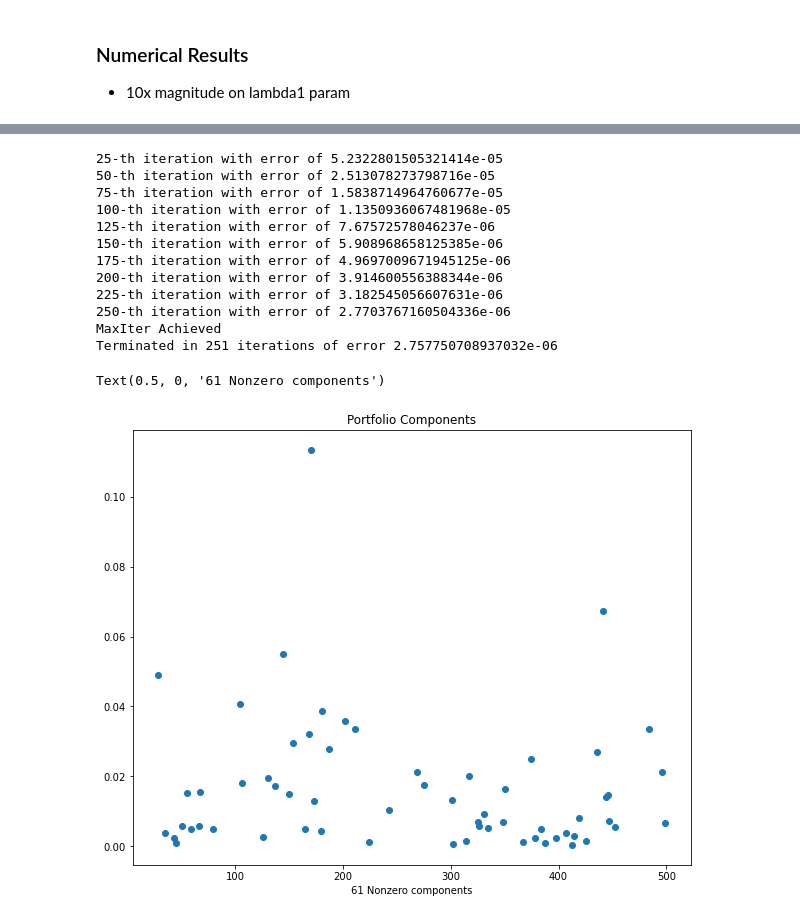
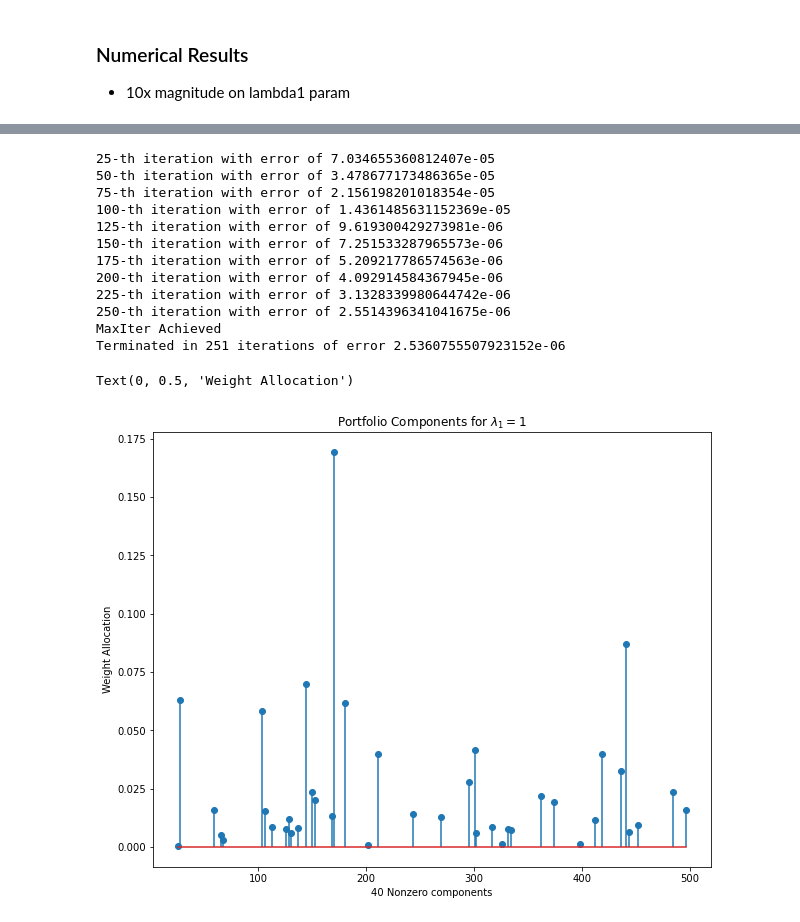
Before and after one commit to jasonbohne123/Split_Bregman_MPT, a Jupyter notebook: Split_Bregman_Portfolio.ipynb, the cells around one changed output, grey strips where cells are left out. Drawn from its saved outputs; the diff is of its cells as text; code cells hidden in the pictures.

```diff
--- a/Split_Bregman_Portfolio.ipynb
+++ b/Split_Bregman_Portfolio.ipynb
@@ -17,7 +18,13 @@ equity_data=equity_data.drop(columns=['Date'])
 returns=equity_data/equity_data.shift(1)
 returns=returns.fillna(0)
 returns=returns.iloc[1:]
-returns
+frac=0.75
+cutoff=np.floor(frac*len(returns.index)).astype(int)
+
+returns_train=returns.iloc[:cutoff]
+returns_test=returns.iloc[cutoff:]
+
+returns_train
 # %% [output]
 |  | MMM | AOS | ABT | ABBV | ABMD | ACN | ATVI | ADM | ADBE | ADP | ... | ... |
 | Date |  |  |  |  |  |  |  |  |  |  |  | ... |
@@ -36,8 +43,8 @@ returns
 # %% [markdown]
 ### Computation of Naive mean and covariance estimation from sample
 # %%
-returns_mean=returns.mean()
-returns_cov=np.cov(returns.T)
+returns_mean=returns_train.mean()
+returns_cov=np.cov(returns_train.T)
 # %%
 fig,ax=plt.subplots(figsize=(12,10))
 bins=plt.hist(returns.mean(axis=1),bins=20)
@@ -131,7 +138,7 @@ def split_bregman(cov,mean,lambda1,beta=None,tol=1e-10,maxiter=100):
 
     unit_w=w/np.linalg.norm(w,ord=1)
     print(f"Terminated in {i} iterations of error {error}")
-    return np.round(unit_w,4)
+    return np.round(unit_w,4),error
 # %% [markdown]
 ### Numerical Results
 
@@ -165,28 +173,29 @@ Text(0.5, 0, '21 Nonzero components')
 # %%
 lambda1=1
-w=split_bregman(returns_mean,returns_cov,lambda1=lambda1,tol=1e-8,maxiter=250)
+w2,error2=split_bregman(returns_mean,returns_cov,lambda1=lambda1,tol=1e-8,maxiter=250)
 # %% [output]
-25-th iteration with error of 5.2322801505321414e-05
-50-th iteration with error of 2.513078273798716e-05
-75-th iteration with error of 1.5838714964760677e-05
-100-th iteration with error of 1.1350936067481968e-05
-125-th iteration with error of 7.67572578046237e-06
-150-th iteration with error of 5.908968658125385e-06
-175-th iteration with error of 4.9697009671945125e-06
-200-th iteration with error of 3.914600556388344e-06
-225-th iteration with error of 3.182545056607631e-06
-250-th iteration with error of 2.7703767160504336e-06
+25-th iteration with error of 7.034655360812407e-05
+50-th iteration with error of 3.478677173486365e-05
+75-th iteration with error of 2.156198201018354e-05
+100-th iteration with error of 1.4361485631152369e-05
+125-th iteration with error of 9.619300429273981e-06
+150-th iteration with error of 7.251533287965573e-06
+175-th iteration with error of 5.209217786574563e-06
+200-th iteration with error of 4.092914584367945e-06
+225-th iteration with error of 3.1328339980644742e-06
+250-th iteration with error of 2.5514396341041675e-06
 MaxIter Achieved
-Terminated in 251 iterations of error 2.757750708937032e-06
+Terminated in 251 iterations of error 2.5360755507923152e-06
 # %%
-nonzero_w=np.where(w>0)[0]
+nonzero_w2=np.where(w2>0)[0]
 
 fig,ax=plt.subplots(figsize=(10,8))
-plt.title("Portfolio Components")
-plt.scatter(nonzero_w,w[nonzero_w])
-plt.xlabel(f"{len(nonzero_w)} Nonzero components")
+plt.title("Portfolio Components for $\lambda_1=1$")
+ax.stem(nonzero_w2,w2[nonzero_w2])
+plt.xlabel(f"{len(nonzero_w2)} Nonzero components")
+plt.ylabel("Weight Allocation")
 # %% [output]
-Text(0.5, 0, '61 Nonzero components')
+Text(0, 0.5, 'Weight Allocation')
-[figure, old version]
+[figure, new version]
 # %%
 lambda1=10
```
Also changed, not shown: parts of 13 cells of this notebook.
